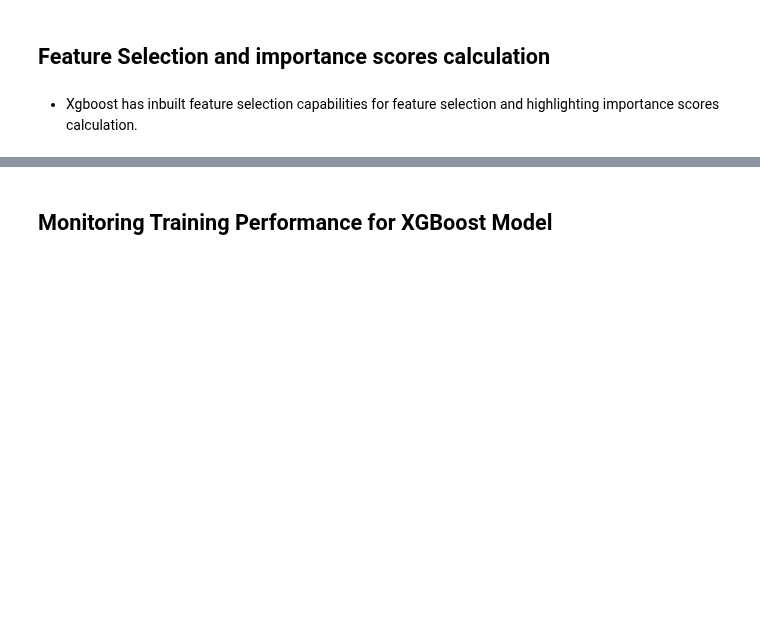
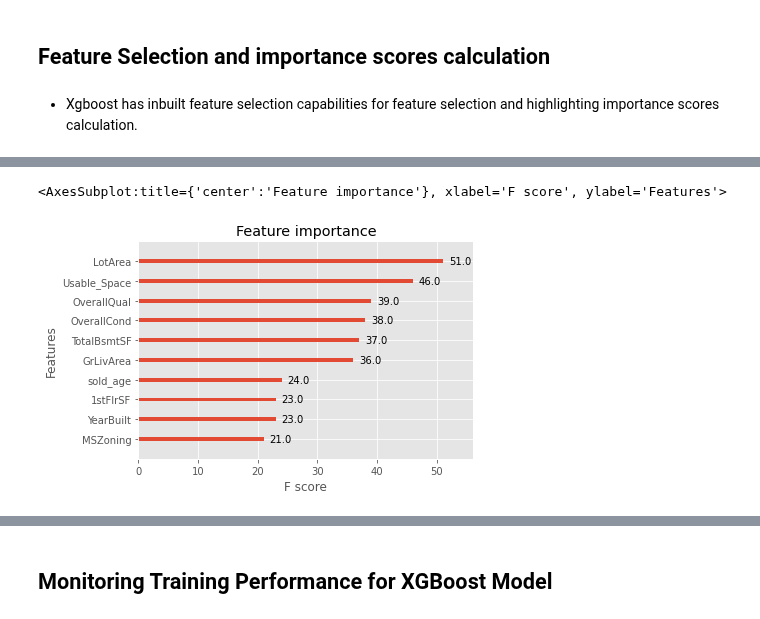
Before and after one commit to suhitasva/ML_Project, a Jupyter notebook: XGBoost_models.ipynb, the cells around one changed output, grey strips where cells are left out. Cells and saved outputs as stored; diff of their text form; code cells hidden in the pictures; blank space fills up the shorter version.

```diff
--- a/XGBoost_models.ipynb
+++ b/XGBoost_models.ipynb
@@ -499,0 +507,5 @@ Index(['MSZoning', 'LotArea', 'OverallQual', 'OverallCond', 'YearBuilt',
+# %%
+# Final model with selected features
+
+final_xgb1 = xgb_grid.best_estimator_
+tree_model_res(trainX_trans[sel_fet], np.log(trainY), testX_trans[sel_fet], np.log(testY), final_xgb1, show = True)
@@ -514,3 +534,8 @@ plot_importance(final_xgb,importance_type='weight', max_num_features=10)
+# %%
+plot_importance(final_xgb1,importance_type='weight', max_num_features=10)
+# %% [output]
+<AxesSubplot:title={'center':'Feature importance'}, xlabel='F score', ylabel='Features'>
+[figure, added]
 # %%
 plot_importance(final_xgb,importance_type='cover', max_num_features=10)
 # %% [output]
```
Also changed, not shown: parts of 11 cells of this notebook.
